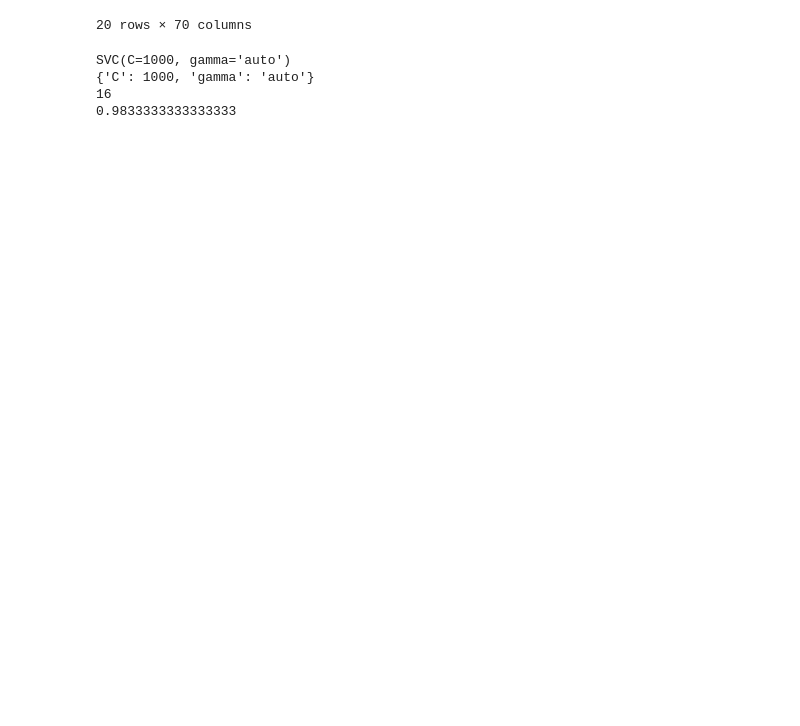
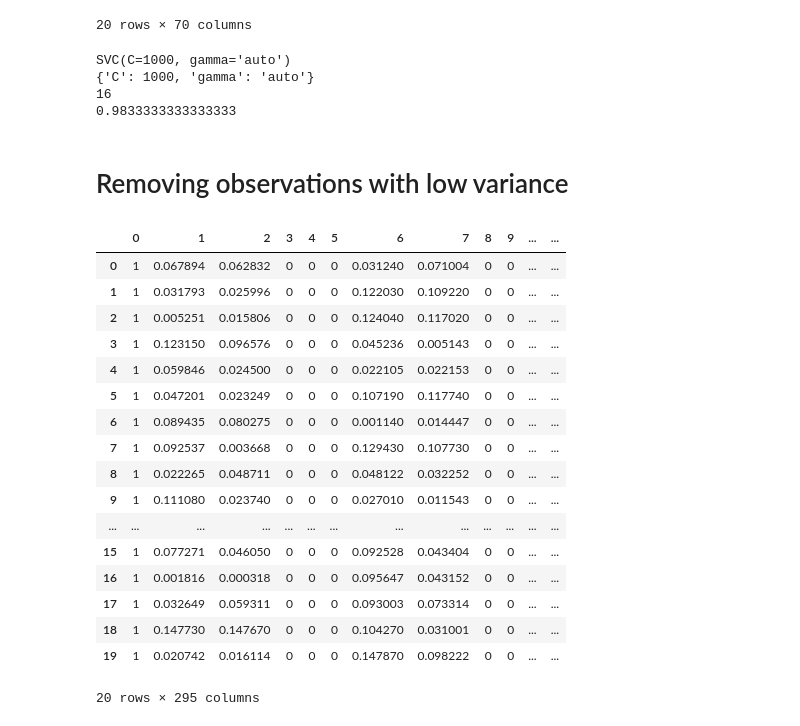
Before and after one commit to jplineb/Scratch-Work, a Jupyter notebook: SVM_brain/exploring_svms.ipynb, the cells around one changed output. Drawn from its saved outputs; the diff is of its cells as text; code cells hidden in the pictures; blank space fills up the shorter version.

```diff
--- a/SVM_brain/exploring_svms.ipynb
+++ b/SVM_brain/exploring_svms.ipynb
@@ -195,3 +190,27 @@ SVC(C=1000, gamma='auto')
 # %%
 # output results to csv
 pd.DataFrame(grid.cv_results_).sort_values('mean_test_score', ascending=False).to_csv('SVM_gridsearch_results.csv')
+# %% [markdown]
+# Removing observations with low variance
+# %%
+eig_centrality_df = pd.read_csv('./data/eig_centrality.csv', header=None).abs()
+eig_centrality_df.head(20)
+# %% [output]
+|  | 0 | 1 | 2 | 3 | 4 | 5 | 6 | 7 | 8 | 9 | ... | ... |
+| 0 | 1 | 0.067894 | 0.062832 | 0 | 0 | 0 | 0.031240 | 0.071004 | 0 | 0 | ... | ... |
+| 1 | 1 | 0.031793 | 0.025996 | 0 | 0 | 0 | 0.122030 | 0.109220 | 0 | 0 | ... | ... |
+| 2 | 1 | 0.005251 | 0.015806 | 0 | 0 | 0 | 0.124040 | 0.117020 | 0 | 0 | ... | ... |
+| 3 | 1 | 0.123150 | 0.096576 | 0 | 0 | 0 | 0.045236 | 0.005143 | 0 | 0 | ... | ... |
+| 4 | 1 | 0.059846 | 0.024500 | 0 | 0 | 0 | 0.022105 | 0.022153 | 0 | 0 | ... | ... |
+| 5 | 1 | 0.047201 | 0.023249 | 0 | 0 | 0 | 0.107190 | 0.117740 | 0 | 0 | ... | ... |
+| 6 | 1 | 0.089435 | 0.080275 | 0 | 0 | 0 | 0.001140 | 0.014447 | 0 | 0 | ... | ... |
+| 7 | 1 | 0.092537 | 0.003668 | 0 | 0 | 0 | 0.129430 | 0.107730 | 0 | 0 | ... | ... |
+| 8 | 1 | 0.022265 | 0.048711 | 0 | 0 | 0 | 0.048122 | 0.032252 | 0 | 0 | ... | ... |
+| 9 | 1 | 0.111080 | 0.023740 | 0 | 0 | 0 | 0.027010 | 0.011543 | 0 | 0 | ... | ... |
+| ... | ... | ... | ... | ... | ... | ... | ... | ... | ... | ... | ... | ... |
+| 15 | 1 | 0.077271 | 0.046050 | 0 | 0 | 0 | 0.092528 | 0.043404 | 0 | 0 | ... | ... |
+| 16 | 1 | 0.001816 | 0.000318 | 0 | 0 | 0 | 0.095647 | 0.043152 | 0 | 0 | ... | ... |
+| 17 | 1 | 0.032649 | 0.059311 | 0 | 0 | 0 | 0.093003 | 0.073314 | 0 | 0 | ... | ... |
+| 18 | 1 | 0.147730 | 0.147670 | 0 | 0 | 0 | 0.104270 | 0.031001 | 0 | 0 | ... | ... |
+| 19 | 1 | 0.020742 | 0.016114 | 0 | 0 | 0 | 0.147870 | 0.098222 | 0 | 0 | ... | ... |
+20 rows × 295 columns
```
Also changed, not shown: parts of 9 cells of this notebook.
